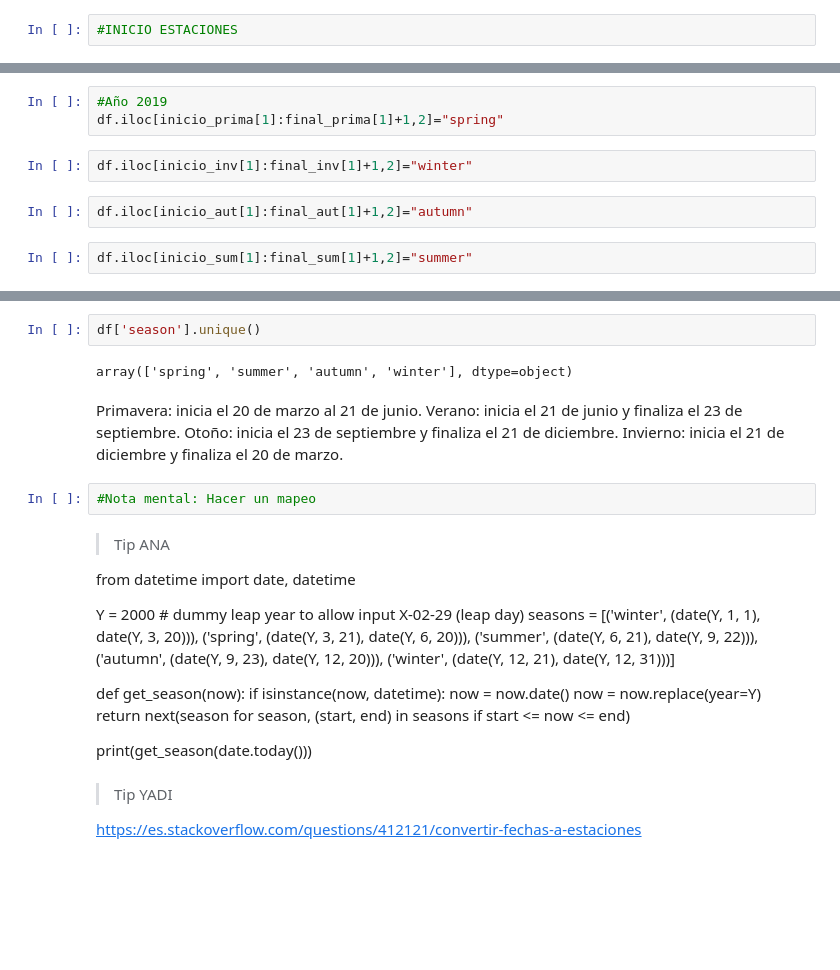
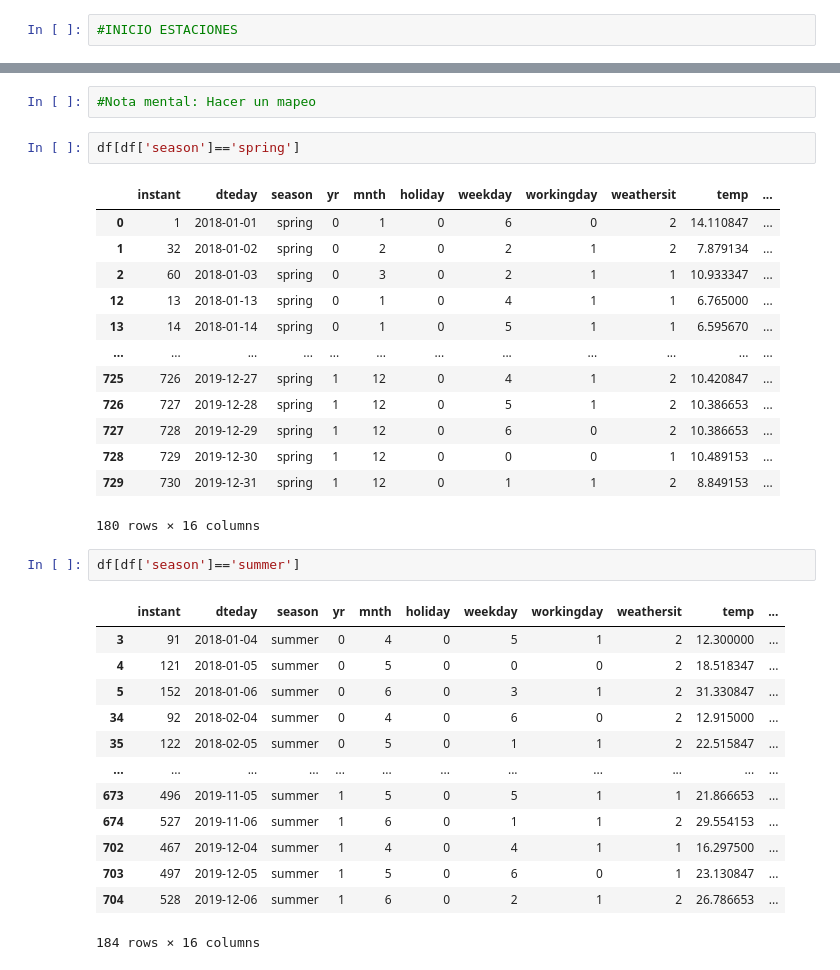
Before and after one commit to Adalab/project-DA-promo-B-modulo-3-team-1, a Jupyter notebook: tratamiento.ipynb, the cells around one changed output, grey strips where cells are left out. Saved outputs shown, nothing was run; the diff lists cells and outputs as text; blank space fills up the shorter version.

```diff
--- a/tratamiento.ipynb
+++ b/tratamiento.ipynb
@@ -291,9 +144,0 @@ df.iloc[inicio_sum[0]:final_sum[0]+1,2]='summer'
-# %%
-#Año 2019
-df.iloc[inicio_prima[1]:final_prima[1]+1,2]="spring"
-# %%
-df.iloc[inicio_inv[1]:final_inv[1]+1,2]="winter"
-# %%
-df.iloc[inicio_aut[1]:final_aut[1]+1,2]="autumn"
-# %%
-df.iloc[inicio_sum[1]:final_sum[1]+1,2]="summer"
@@ -343,32 +145,34 @@ df[df['yr']==0]
-# %%
-df['season'].unique()
-# %% [output]
-array(['spring', 'summer', 'autumn', 'winter'], dtype=object)
-# %% [markdown]
-Primavera: inicia el 20 de marzo al 21 de junio. Verano: inicia el 21 de junio y finaliza el 23 de septiembre. Otoño: inicia el 23 de septiembre y finaliza el 21 de diciembre. Invierno: inicia el 21 de diciembre y finaliza el 20 de marzo.
 # %%
 #Nota mental: Hacer un mapeo
-# %% [markdown]
->Tip ANA
-
-from datetime import date, datetime
-
-Y = 2000 # dummy leap year to allow input X-02-29 (leap day)
-seasons = [('winter', (date(Y,  1,  1),  date(Y,  3, 20))),
-           ('spring', (date(Y,  3, 21),  date(Y,  6, 20))),
-           ('summer', (date(Y,  6, 21),  date(Y,  9, 22))),
-           ('autumn', (date(Y,  9, 23),  date(Y, 12, 20))),
-           ('winter', (date(Y, 12, 21),  date(Y, 12, 31)))]
-
-def get_season(now):
-    if isinstance(now, datetime):
-        now = now.date()
-    now = now.replace(year=Y)
-    return next(season for season, (start, end) in seasons
-                if start <= now <= end)
-
-print(get_season(date.today()))
-# %% [markdown]
->Tip YADI
-
-https://es.stackoverflow.com/questions/412121/convertir-fechas-a-estaciones
+# %%
+df[df['season']=='spring']
+# %% [output]
+|  | instant | dteday | season | yr | mnth | holiday | weekday | workingday | weathersit | temp | ... |
+| 0 | 1 | 2018-01-01 | spring | 0 | 1 | 0 | 6 | 0 | 2 | 14.110847 | ... |
+| 1 | 32 | 2018-01-02 | spring | 0 | 2 | 0 | 2 | 1 | 2 | 7.879134 | ... |
+| 2 | 60 | 2018-01-03 | spring | 0 | 3 | 0 | 2 | 1 | 1 | 10.933347 | ... |
+| 12 | 13 | 2018-01-13 | spring | 0 | 1 | 0 | 4 | 1 | 1 | 6.765000 | ... |
+| 13 | 14 | 2018-01-14 | spring | 0 | 1 | 0 | 5 | 1 | 1 | 6.595670 | ... |
+| ... | ... | ... | ... | ... | ... | ... | ... | ... | ... | ... | ... |
+| 725 | 726 | 2019-12-27 | spring | 1 | 12 | 0 | 4 | 1 | 2 | 10.420847 | ... |
+| 726 | 727 | 2019-12-28 | spring | 1 | 12 | 0 | 5 | 1 | 2 | 10.386653 | ... |
+| 727 | 728 | 2019-12-29 | spring | 1 | 12 | 0 | 6 | 0 | 2 | 10.386653 | ... |
+| 728 | 729 | 2019-12-30 | spring | 1 | 12 | 0 | 0 | 0 | 1 | 10.489153 | ... |
+| 729 | 730 | 2019-12-31 | spring | 1 | 12 | 0 | 1 | 1 | 2 | 8.849153 | ... |
+180 rows × 16 columns
+# %%
+df[df['season']=='summer']
+# %% [output]
+|  | instant | dteday | season | yr | mnth | holiday | weekday | workingday | weathersit | temp | ... |
+| 3 | 91 | 2018-01-04 | summer | 0 | 4 | 0 | 5 | 1 | 2 | 12.300000 | ... |
+| 4 | 121 | 2018-01-05 | summer | 0 | 5 | 0 | 0 | 0 | 2 | 18.518347 | ... |
+| 5 | 152 | 2018-01-06 | summer | 0 | 6 | 0 | 3 | 1 | 2 | 31.330847 | ... |
+| 34 | 92 | 2018-02-04 | summer | 0 | 4 | 0 | 6 | 0 | 2 | 12.915000 | ... |
+| 35 | 122 | 2018-02-05 | summer | 0 | 5 | 0 | 1 | 1 | 2 | 22.515847 | ... |
+| ... | ... | ... | ... | ... | ... | ... | ... | ... | ... | ... | ... |
+| 673 | 496 | 2019-11-05 | summer | 1 | 5 | 0 | 5 | 1 | 1 | 21.866653 | ... |
+| 674 | 527 | 2019-11-06 | summer | 1 | 6 | 0 | 1 | 1 | 2 | 29.554153 | ... |
+| 702 | 467 | 2019-12-04 | summer | 1 | 4 | 0 | 4 | 1 | 1 | 16.297500 | ... |
+| 703 | 497 | 2019-12-05 | summer | 1 | 5 | 0 | 6 | 0 | 1 | 23.130847 | ... |
+| 704 | 528 | 2019-12-06 | summer | 1 | 6 | 0 | 2 | 1 | 2 | 26.786653 | ... |
+184 rows × 16 columns
```
Also changed, not shown: parts of 52 cells of this notebook.
